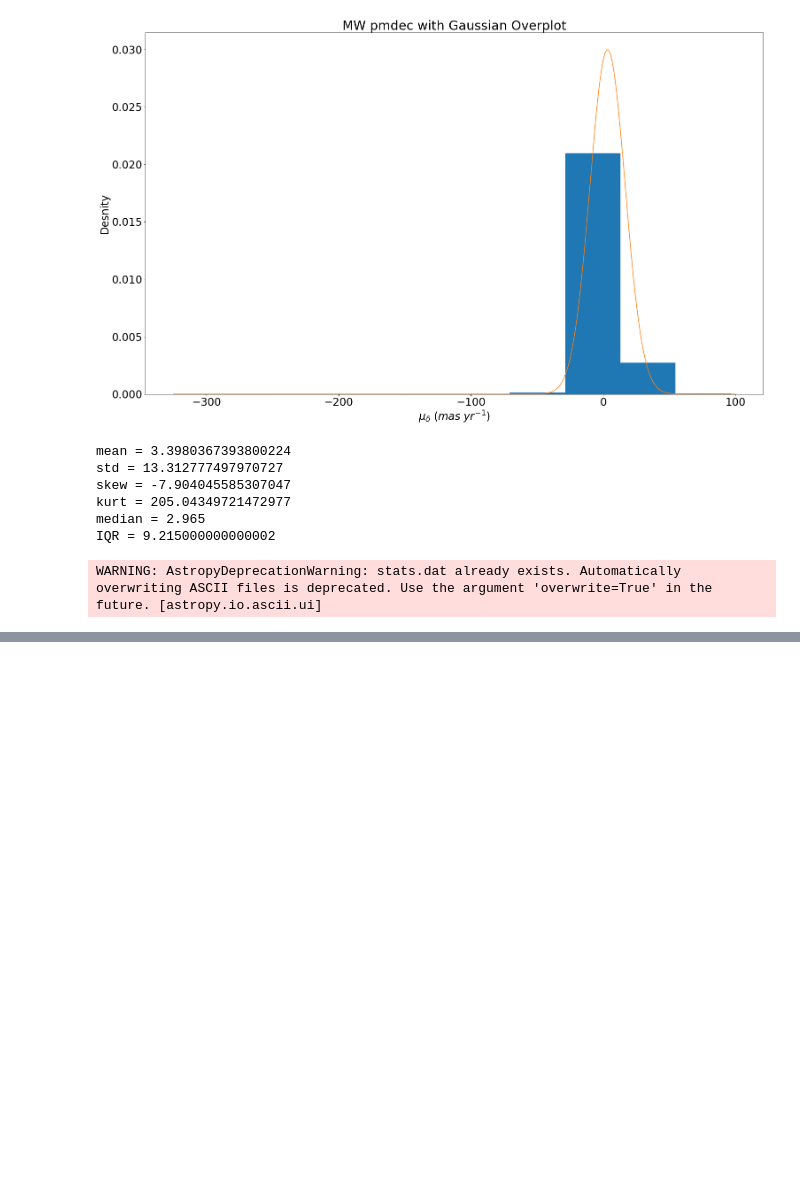
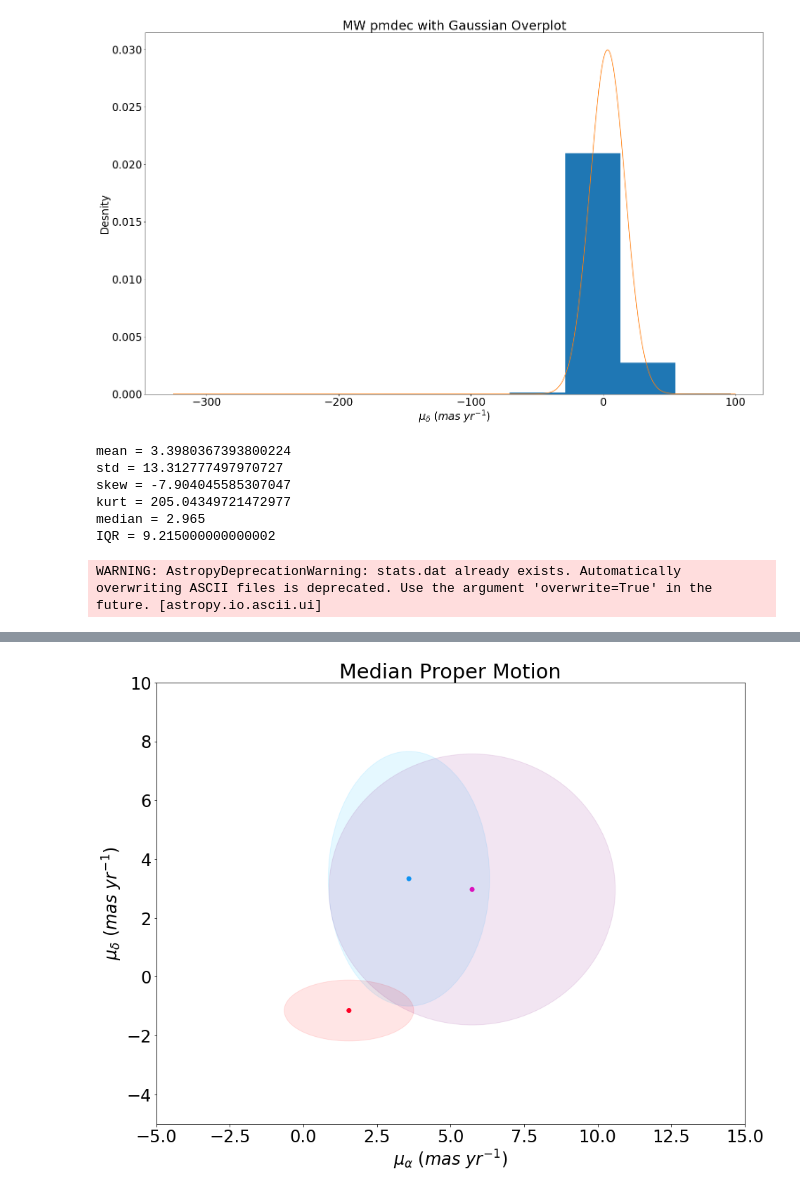
Before and after one commit to JoshuaPovick/MS_young, a Jupyter notebook: MSyoung2.ipynb, the cells around one changed output, grey strips where cells are left out. Saved outputs shown, nothing was run; the diff lists cells and outputs as text; code cells hidden in the pictures; blank space fills up the shorter version.

```diff
--- a/MSyoung2.ipynb
+++ b/MSyoung2.ipynb
@@ -861,0 +884,28 @@ Table length=6
+# %%
+from matplotlib.patches import Ellipse
+from mpl_toolkits.axes_grid1 import make_axes_locatable
+
+pmradat = [np.median(cleanlpmra),np.median(cleanspmra),np.median(cleanmpmra)]
+pmdecdat = [np.median(cleanlpmdec),np.median(cleanspmdec),np.median(cleanmpmdec)]
+
+colour = [np.sqrt(np.median(cleanlpmra)**2+np.median(cleanlpmdec)**2),np.sqrt(np.median(cleanspmra)**2+np.median(cleanspmdec)**2),np.sqrt(np.median(cleanmpmra)**2+np.median(cleanmpmdec)**2)]
+
+ells = [Ellipse((pmradat[0], pmdecdat[0]),iqr(cleanlpmra),iqr(cleanlpmdec),0,color='deepskyblue'),Ellipse((pmradat[1], pmdecdat[1]),iqr(cleanspmra),iqr(cleanspmdec),0,color='red'),Ellipse((pmradat[2], pmdecdat[2]),iqr(cleanmpmra),iqr(cleanmpmdec),0,color='purple')]
+
+plt.figure(figsize=[15,15])
+a = plt.subplot(111, aspect='equal')
+
+for e in ells:
+    e.set_clip_box(a.bbox)
+    e.set_alpha(0.1)
+    a.add_artist(e)
+
+plt.scatter(pmradat,pmdecdat,c=colour,cmap=plt.cm.get_cmap('gist_rainbow'))
+plt.title('Median Proper Motion')
+plt.xlabel('$\mu_{\\alpha}$ $(mas$ $yr^{-1}$)')
+plt.ylabel('$\mu_{\delta}$ $(mas$ $yr^{-1}$)')
+plt.xlim(-5,15)
+plt.ylim(-5,10)
+plt.show()
+# %% [output]
+[figure, added]
```
Also changed, not shown: parts of 3 cells of this notebook, 34 other files.
